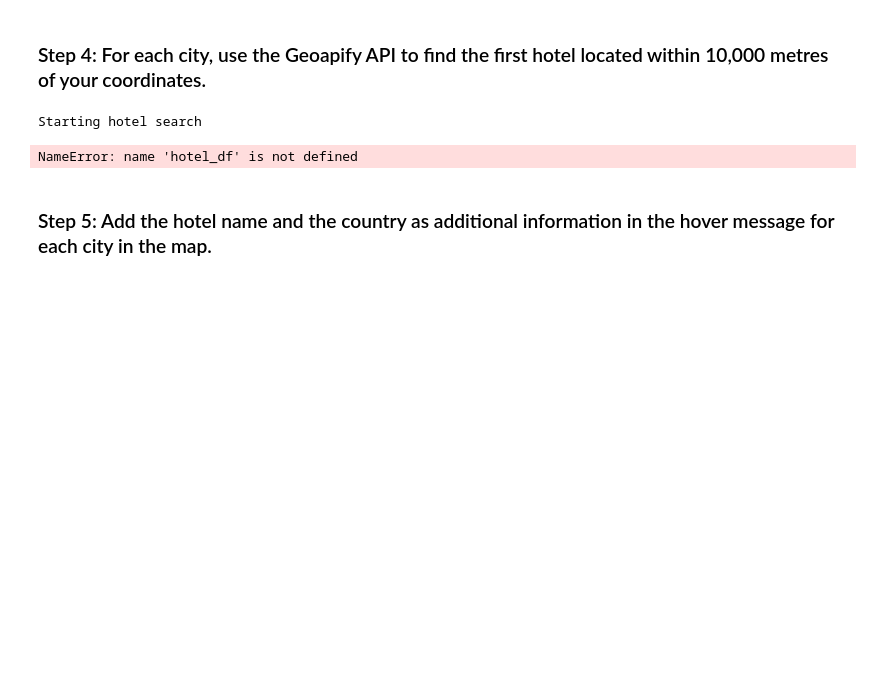
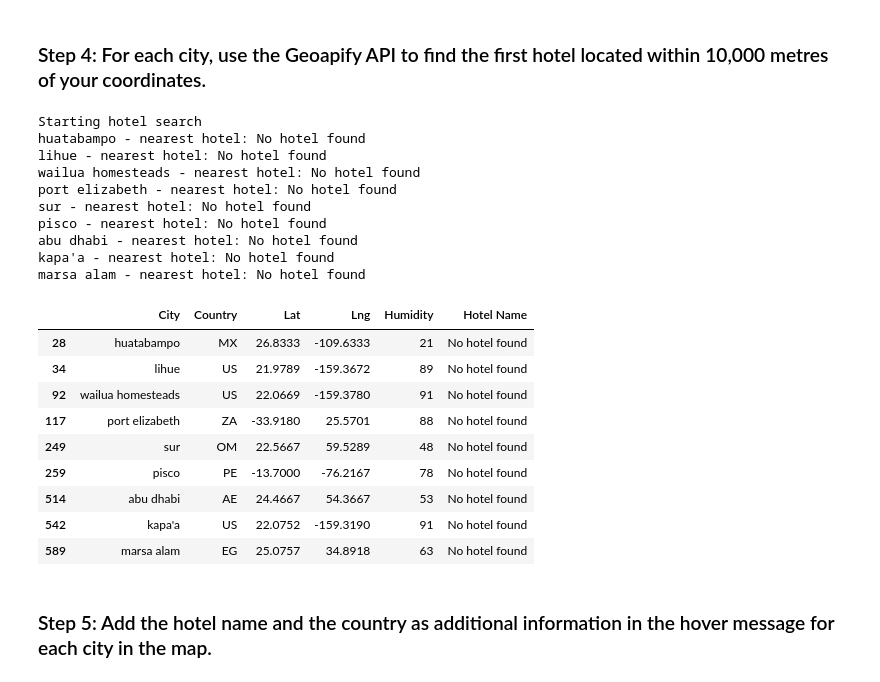
Before and after one commit to Artib03/python-api-challenge1, a Jupyter notebook: VacationPy - Mywork.ipynb, the cells around one changed output. Drawn from its saved outputs; the diff is of its cells as text; code cells hidden in the pictures; blank space fills up the shorter version.

```diff
--- a/VacationPy - Mywork.ipynb
+++ b/VacationPy - Mywork.ipynb
@@ -88,10 +100,10 @@ hotel_df.head()
 ### Step 4: For each city, use the Geoapify API to find the first hotel located within 10,000 metres of your coordinates.
 # %%
 # Set parameters to search for a hotel
-radius = 50000
+radius = 10000
 params = {
  "categories":"hotels",
-    "apiKey": geoapify_key,
+    "api_keys": geoapify_key,
     "limit":20
 }
 
@@ -103,36 +115,54 @@ for index, row in hotel_df.iterrows():
     # get latitude, longitude from the DataFrame
     city = row["City"]
     latitude = row["Lat"]
-    longitude = row["Lon"]
+    longitude = row["Lng"]
 
     # Add filter and bias parameters with the current city's latitude and longitude to the params dictionary
     params["filter"] = f"circle:{longitude},{latitude},{radius}"
     params["bias"] = f"proximity:{longitude},{latitude}"
 
     # Set base URL
     base_url = "https://api.geoapify.com/v2/places"
 
 
     # Make and API request using the params dictionaty
     name_address = requests.get(base_url,params=params)
 
     # Convert the API response to JSON format
     name_address = name_address.json()
 
     # Grab the first hotel from the results and store the name in the hotel_df DataFrame
     try:
         hotel_df.loc[index, "Hotel Name"] = name_address["features"][0]["properties"]["name"]
     except (KeyError, IndexError):
         # If no hotel is found, set the hotel name as "No hotel found".
         hotel_df.loc[index, "Hotel Name"] = "No hotel found"
 
     # Log the search results
     print(f"{hotel_df.loc[index, 'City']} - nearest hotel: {hotel_df.loc[index, 'Hotel Name']}")
 
 # Display sample data
 hotel_df
 # %% [output]
 Starting hotel search
+huatabampo - nearest hotel: No hotel found
+lihue - nearest hotel: No hotel found
+wailua homesteads - nearest hotel: No hotel found
+port elizabeth - nearest hotel: No hotel found
+sur - nearest hotel: No hotel found
+pisco - nearest hotel: No hotel found
+abu dhabi - nearest hotel: No hotel found
+kapa'a - nearest hotel: No hotel found
+marsa alam - nearest hotel: No hotel found
-NameError: name 'hotel_df' is not defined
+|  | City | Country | Lat | Lng | Humidity | Hotel Name |
+| 28 | huatabampo | MX | 26.8333 | -109.6333 | 21 | No hotel found |
+| 34 | lihue | US | 21.9789 | -159.3672 | 89 | No hotel found |
+| 92 | wailua homesteads | US | 22.0669 | -159.3780 | 91 | No hotel found |
+| 117 | port elizabeth | ZA | -33.9180 | 25.5701 | 88 | No hotel found |
+| 249 | sur | OM | 22.5667 | 59.5289 | 48 | No hotel found |
+| 259 | pisco | PE | -13.7000 | -76.2167 | 78 | No hotel found |
+| 514 | abu dhabi | AE | 24.4667 | 54.3667 | 53 | No hotel found |
+| 542 | kapa'a | US | 22.0752 | -159.3190 | 91 | No hotel found |
+| 589 | marsa alam | EG | 25.0757 | 34.8918 | 63 | No hotel found |
 # %% [markdown]
 ### Step 5: Add the hotel name and the country as additional information in the hover message for each city in the map.
```
Also changed, not shown: parts of 7 cells of this notebook.
